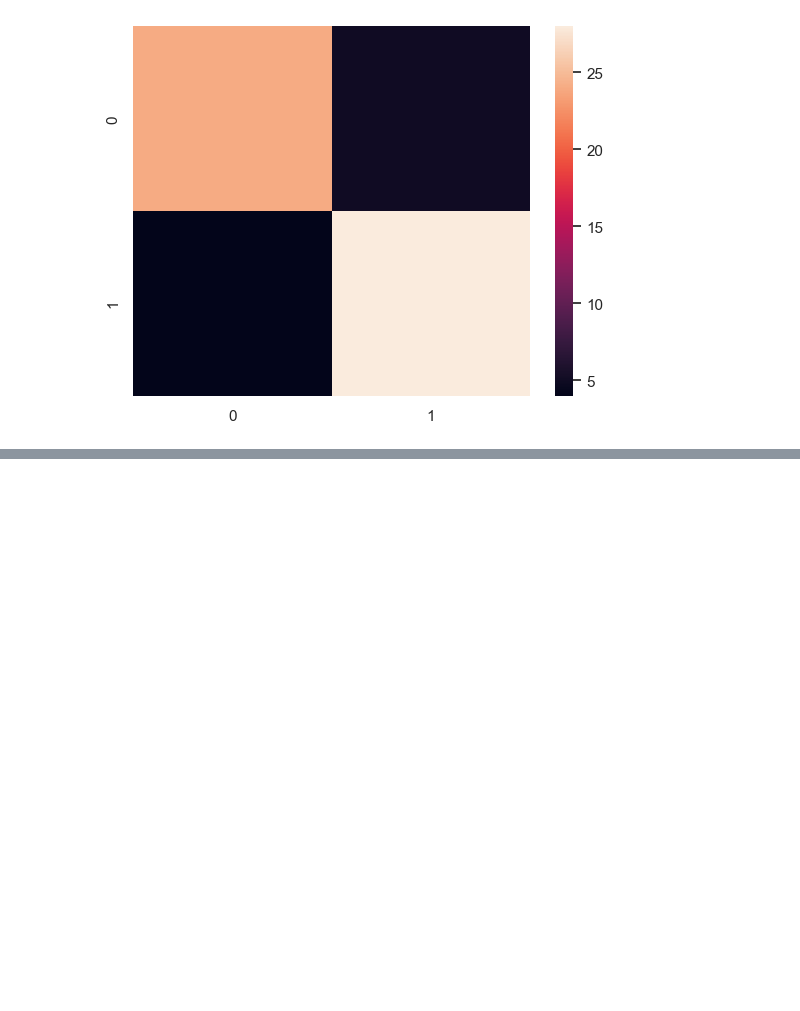
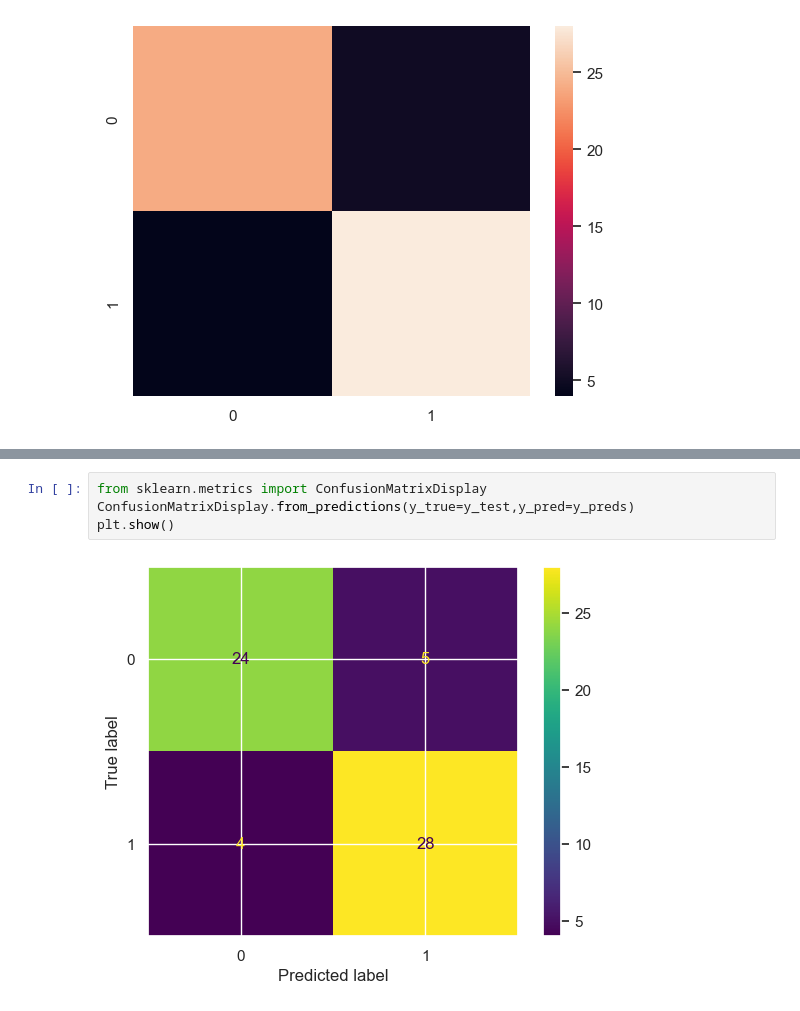
Before and after one commit to Sanjaystorm7119/dataScienceAi, a Jupyter notebook: my_prac_docs/scikit_learn_prac.ipynb, the cells around one changed output, grey strips where cells are left out. Saved outputs shown, nothing was run; the diff lists cells and outputs as text; blank space fills up the shorter version.

```diff
--- a/my_prac_docs/scikit_learn_prac.ipynb
+++ b/my_prac_docs/scikit_learn_prac.ipynb
@@ -866,0 +875,6 @@ plt.show()
+# %%
+from sklearn.metrics import ConfusionMatrixDisplay
+ConfusionMatrixDisplay.from_predictions(y_true=y_test,y_pred=y_preds)
+plt.show()
+# %% [output]
+[figure, added]
```
Also changed, not shown: parts of 21 cells of this notebook, 2 other files.
